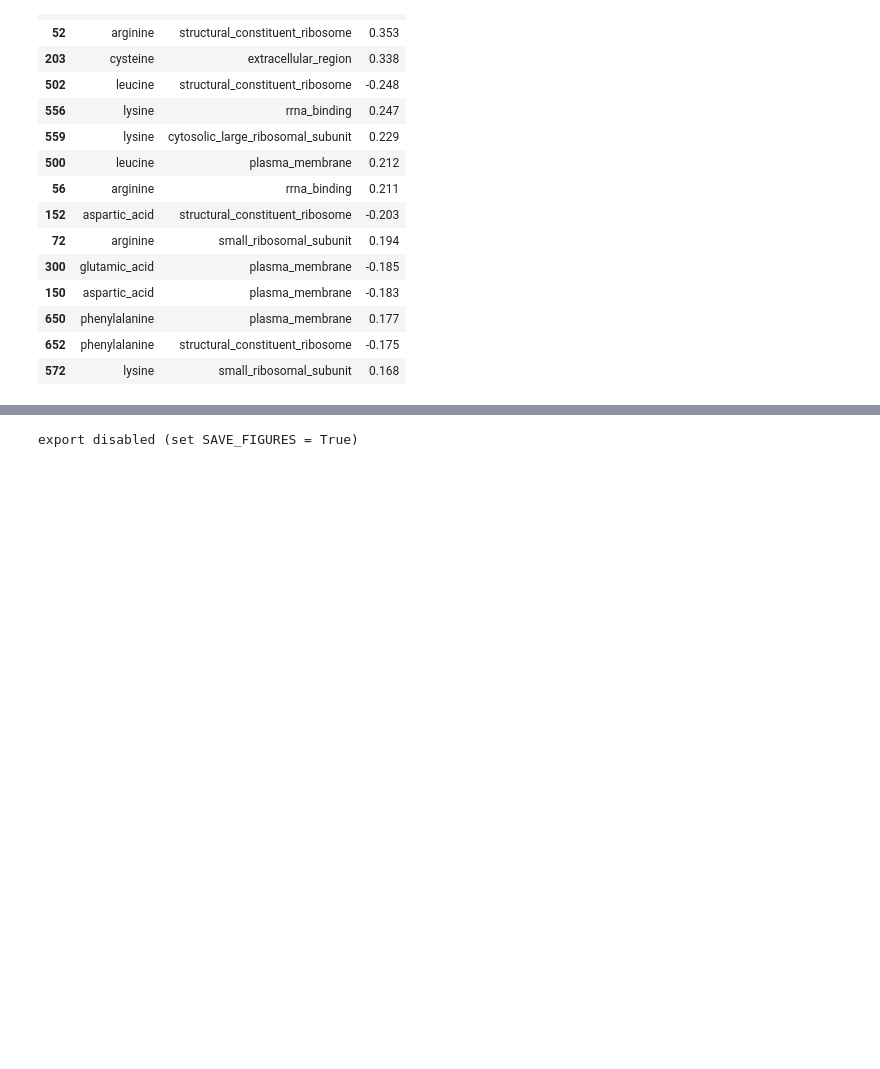
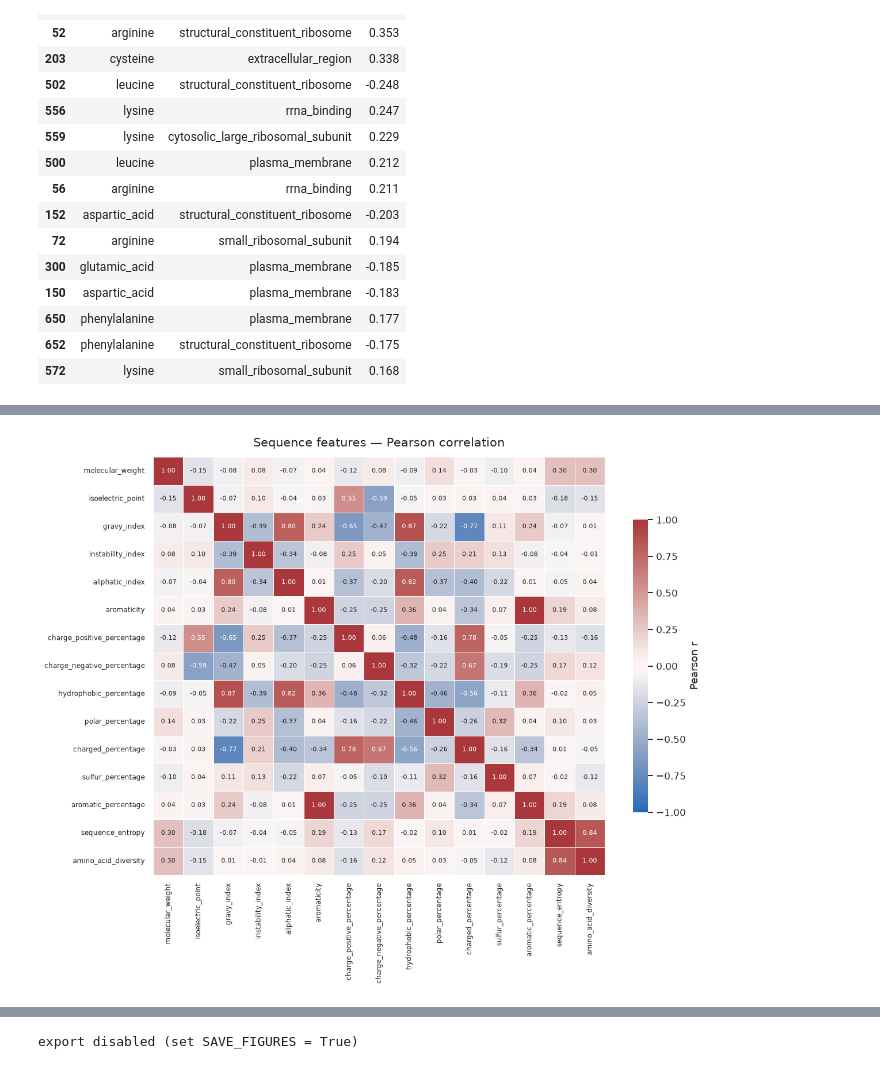
Before and after one commit to YuzuruTK/FASTA2GO, a Jupyter notebook: notebooks/correlations.ipynb, the cells around one changed output, grey strips where cells are left out. Saved outputs shown, nothing was run; the diff lists cells and outputs as text; code cells hidden in the pictures; blank space fills up the shorter version.

```diff
--- a/notebooks/correlations.ipynb
+++ b/notebooks/correlations.ipynb
@@ -16,6 +22,7 @@ Matrices produced:
 Prerequisites: run `scripts/build_keyword_terms.py` first so
 `protein_keyword_terms` exists in `proteins.duckdb`.
 # %%
+import os
 import sys
 from pathlib import Path
 
@@ -31,18 +38,21 @@ sys.path.insert(0, str(PROJECT_ROOT))
 
 from protein_database.db import connect
 from protein_database.schema import AMINO_ACIDS
-from scripts.amino_acid_correlations import (
-    correlation_chunks,
+from scripts.correlations import (
+    FEATURE_COLUMNS,
+    amino_acid_chunks,
     correlation_matrix_chunks,
-)
-from scripts.term_correlations import (
+    feature_chunks,
+    feature_stats,
+    feature_vs_terms,
     jaccard_matrix,
     phi_matrix,
     presence_matrix,
+    sequence_feature_matrix,
     top_terms,
 )
 
-DB_PATH = PROJECT_ROOT / "proteins.duckdb"
+DB_PATH = Path(os.environ.get("FASTA2GO_DB", PROJECT_ROOT / "proteins.duckdb"))
 TOP = 50
 
 sns.set_theme(style="white", context="notebook")
@@ -354,0 +374,6 @@ strongest.sort_values("abs_r", ascending=False).head(15).drop(columns="abs_r").r
+# %%
+feature_matrix = sequence_feature_matrix(conn, batch_size=25_000)
+sequence_features_df = pd.DataFrame(
+    feature_matrix, index=FEATURE_COLUMNS, columns=FEATURE_COLUMNS
+)
+sequence_features_df.round(3)
@@ -354,0 +397,28 @@ strongest.sort_values("abs_r", ascending=False).head(15).drop(columns="abs_r").r
+# %%
+off_diagonal = ~np.eye(len(FEATURE_COLUMNS), dtype=bool)
+limit = float(np.abs(feature_matrix[off_diagonal]).max())
+
+fig, ax = plt.subplots(figsize=(11, 9))
+sns.heatmap(
+    sequence_features_df,
+    cmap="vlag",
+    center=0,
+    vmin=-limit,
+    vmax=limit,
+    linewidths=0.4,
+    linecolor="white",
+    annot=True,
+    fmt=".2f",
+    annot_kws={"size": 7},
+    cbar_kws={"shrink": 0.7, "label": "Pearson r"},
+    ax=ax,
+)
+ax.set_title("Sequence features — Pearson correlation", fontsize=14, pad=12)
+ax.set_xlabel("")
+ax.set_ylabel("")
+ax.tick_params(axis="x", labelrotation=90, labelsize=8)
+ax.tick_params(axis="y", labelsize=8)
+plt.tight_layout()
+plt.show()
+# %% [output]
+[figure, added]
```
Also changed, not shown: parts of 14 cells of this notebook, 9 other files.
